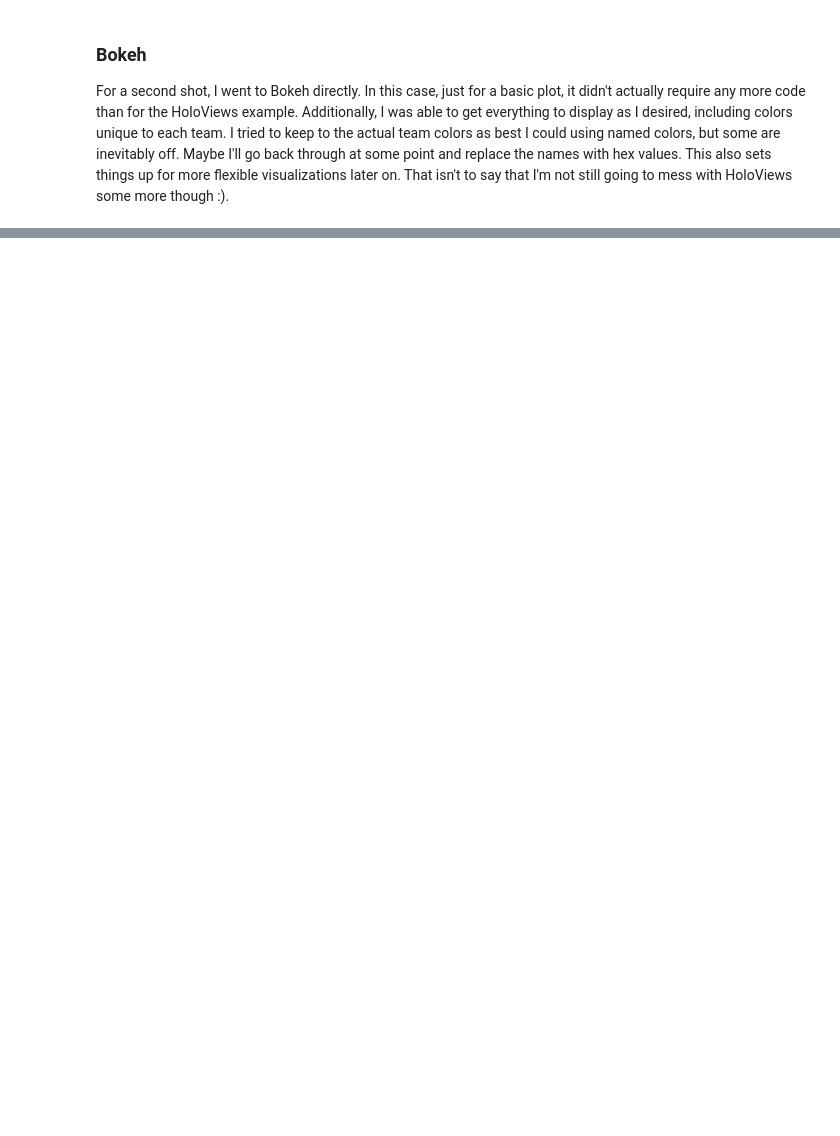
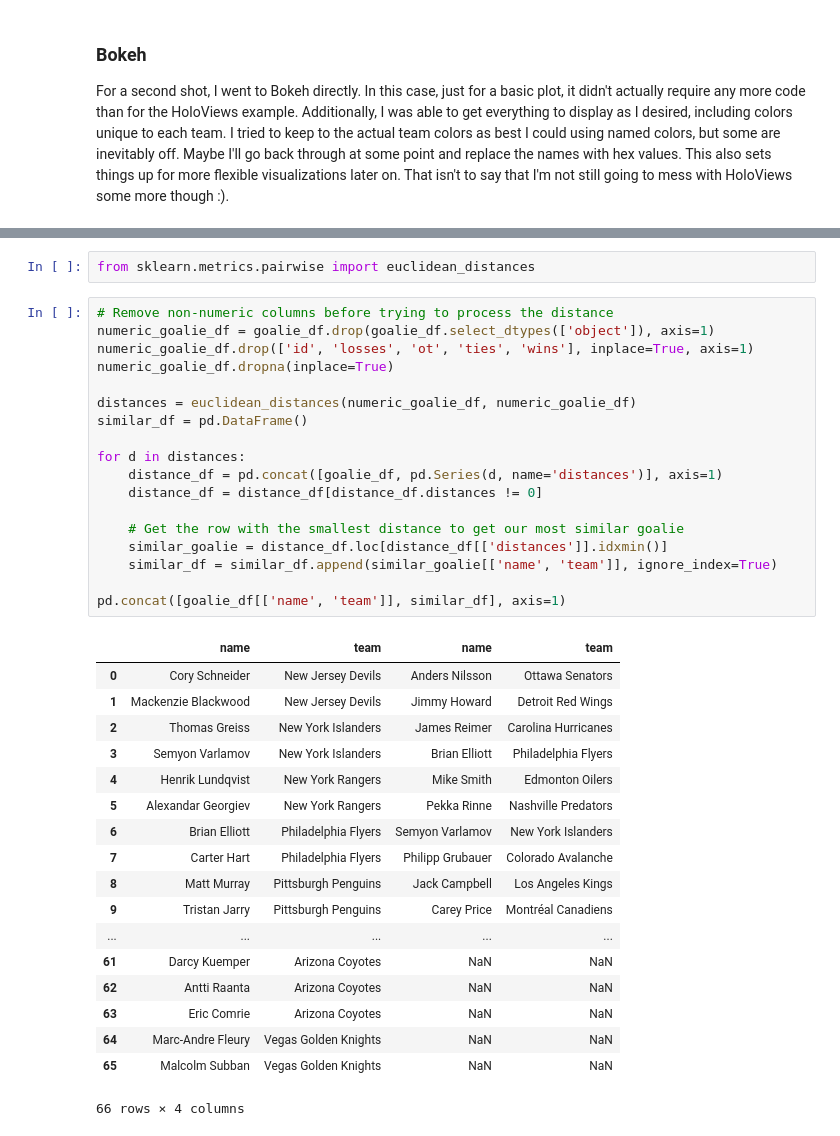
Before and after one commit to progdrum/nhl_analysis, a Jupyter notebook: goalies/goalie_stats.ipynb, the cells around one changed output, grey strips where cells are left out. Drawn from its saved outputs; the diff is of its cells as text; blank space fills up the shorter version.

Commit message:
First pass at nearest goalies analysis

```diff
--- a/goalies/goalie_stats.ipynb
+++ b/goalies/goalie_stats.ipynb
@@ -215,0 +201,39 @@ show(lp)
+# %%
+from sklearn.metrics.pairwise import euclidean_distances
+# %%
+# Remove non-numeric columns before trying to process the distance
+numeric_goalie_df = goalie_df.drop(goalie_df.select_dtypes(['object']), axis=1)
+numeric_goalie_df.drop(['id', 'losses', 'ot', 'ties', 'wins'], inplace=True, axis=1)
+numeric_goalie_df.dropna(inplace=True)
+
+distances = euclidean_distances(numeric_goalie_df, numeric_goalie_df)
+similar_df = pd.DataFrame()
+
+for d in distances:
+    distance_df = pd.concat([goalie_df, pd.Series(d, name='distances')], axis=1)
+    distance_df = distance_df[distance_df.distances != 0]
+
+    # Get the row with the smallest distance to get our most similar goalie
+    similar_goalie = distance_df.loc[distance_df[['distances']].idxmin()]
+    similar_df = similar_df.append(similar_goalie[['name', 'team']], ignore_index=True)
+
+pd.concat([goalie_df[['name', 'team']], similar_df], axis=1)
+# %% [output]
+|  | name | team | name | team |
+| 0 | Cory Schneider | New Jersey Devils | Anders Nilsson | Ottawa Senators |
+| 1 | Mackenzie Blackwood | New Jersey Devils | Jimmy Howard | Detroit Red Wings |
+| 2 | Thomas Greiss | New York Islanders | James Reimer | Carolina Hurricanes |
+| 3 | Semyon Varlamov | New York Islanders | Brian Elliott | Philadelphia Flyers |
+| 4 | Henrik Lundqvist | New York Rangers | Mike Smith | Edmonton Oilers |
+| 5 | Alexandar Georgiev | New York Rangers | Pekka Rinne | Nashville Predators |
+| 6 | Brian Elliott | Philadelphia Flyers | Semyon Varlamov | New York Islanders |
+| 7 | Carter Hart | Philadelphia Flyers | Philipp Grubauer | Colorado Avalanche |
+| 8 | Matt Murray | Pittsburgh Penguins | Jack Campbell | Los Angeles Kings |
+| 9 | Tristan Jarry | Pittsburgh Penguins | Carey Price | Montréal Canadiens |
+| ... | ... | ... | ... | ... |
+| 61 | Darcy Kuemper | Arizona Coyotes | NaN | NaN |
+| 62 | Antti Raanta | Arizona Coyotes | NaN | NaN |
+| 63 | Eric Comrie | Arizona Coyotes | NaN | NaN |
+| 64 | Marc-Andre Fleury | Vegas Golden Knights | NaN | NaN |
+| 65 | Malcolm Subban | Vegas Golden Knights | NaN | NaN |
+66 rows × 4 columns
```
Also changed, not shown: parts of 4 cells of this notebook.
